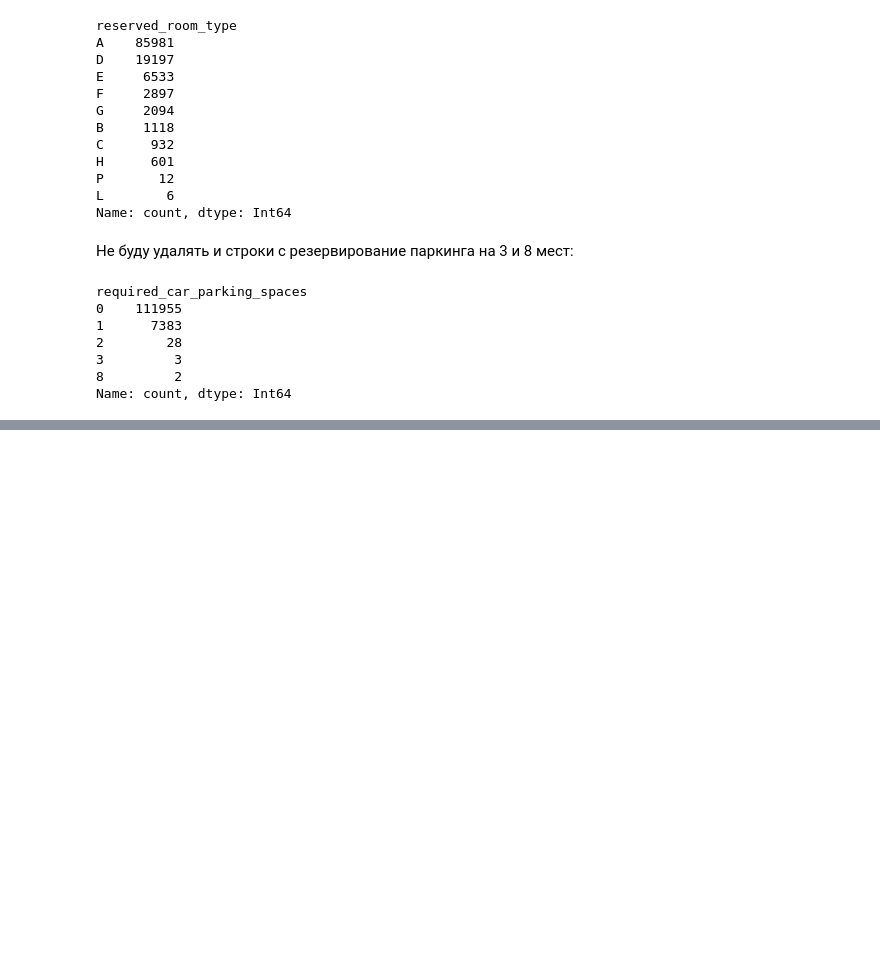
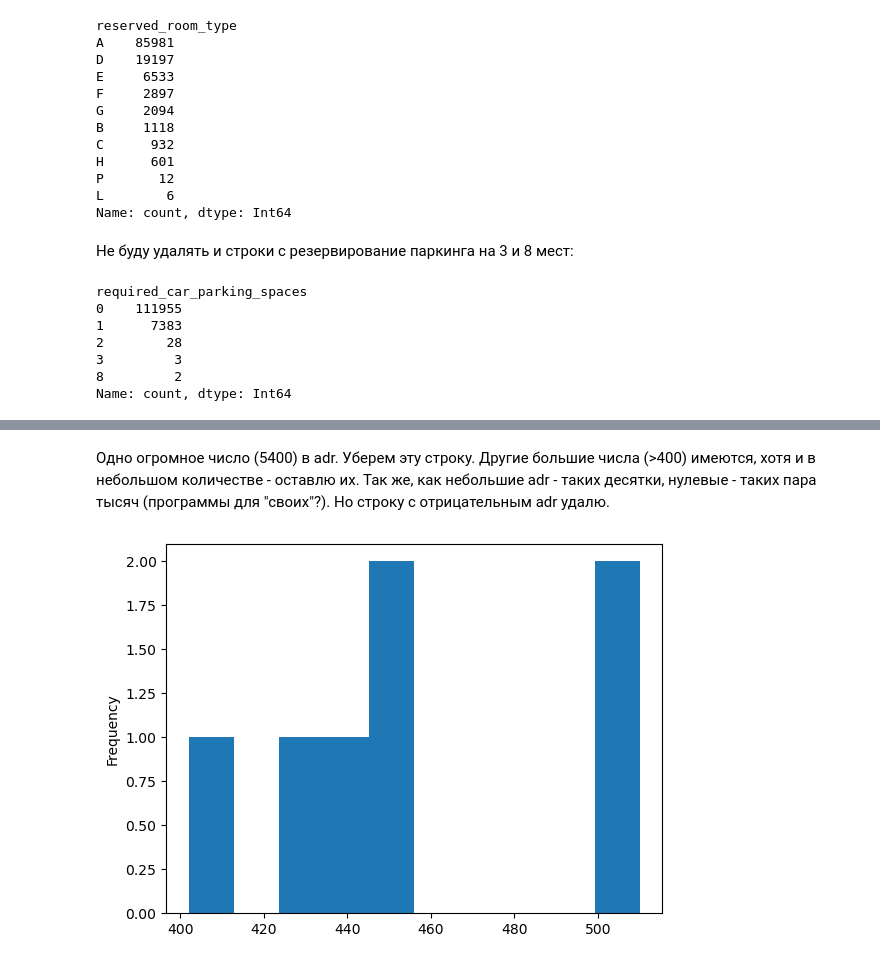
Before and after one commit to gbrs/bookings_eda, a Jupyter notebook: bookings_eda.ipynb, the cells around one changed output, grey strips where cells are left out. Cells and saved outputs as stored; diff of their text form; code cells hidden in the pictures; blank space fills up the shorter version.

```diff
--- a/bookings_eda.ipynb
+++ b/bookings_eda.ipynb
@@ -463,0 +479,8 @@ Name: count, dtype: Int64
+# %% [markdown]
+Одно огромное число (5400) в adr. Уберем эту строку. Другие большие числа (>400) имеются, хотя и в небольшом количестве - оставлю их. Так же, как небольшие adr - таких десятки, нулевые - таких пара тысяч (программы для "своих"?). Но строку с отрицательным adr удалю.
+# %%
+df = df[df.adr < 1000]
+# %%
+df.adr[df.adr > 400].plot.hist();
+# %% [output]
+[figure, added]
```
Also changed, not shown: parts of 12 cells of this notebook, 1 other file.
